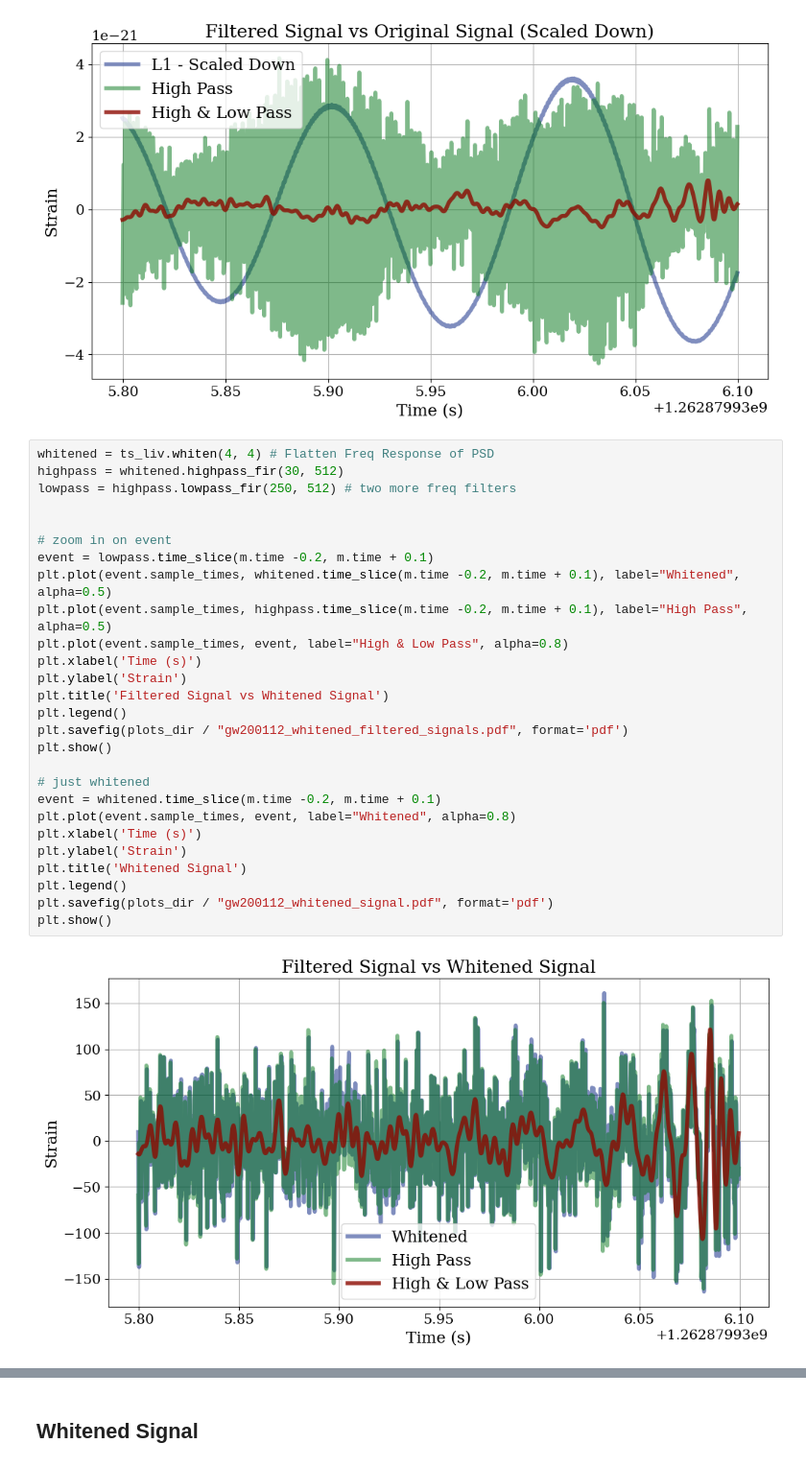
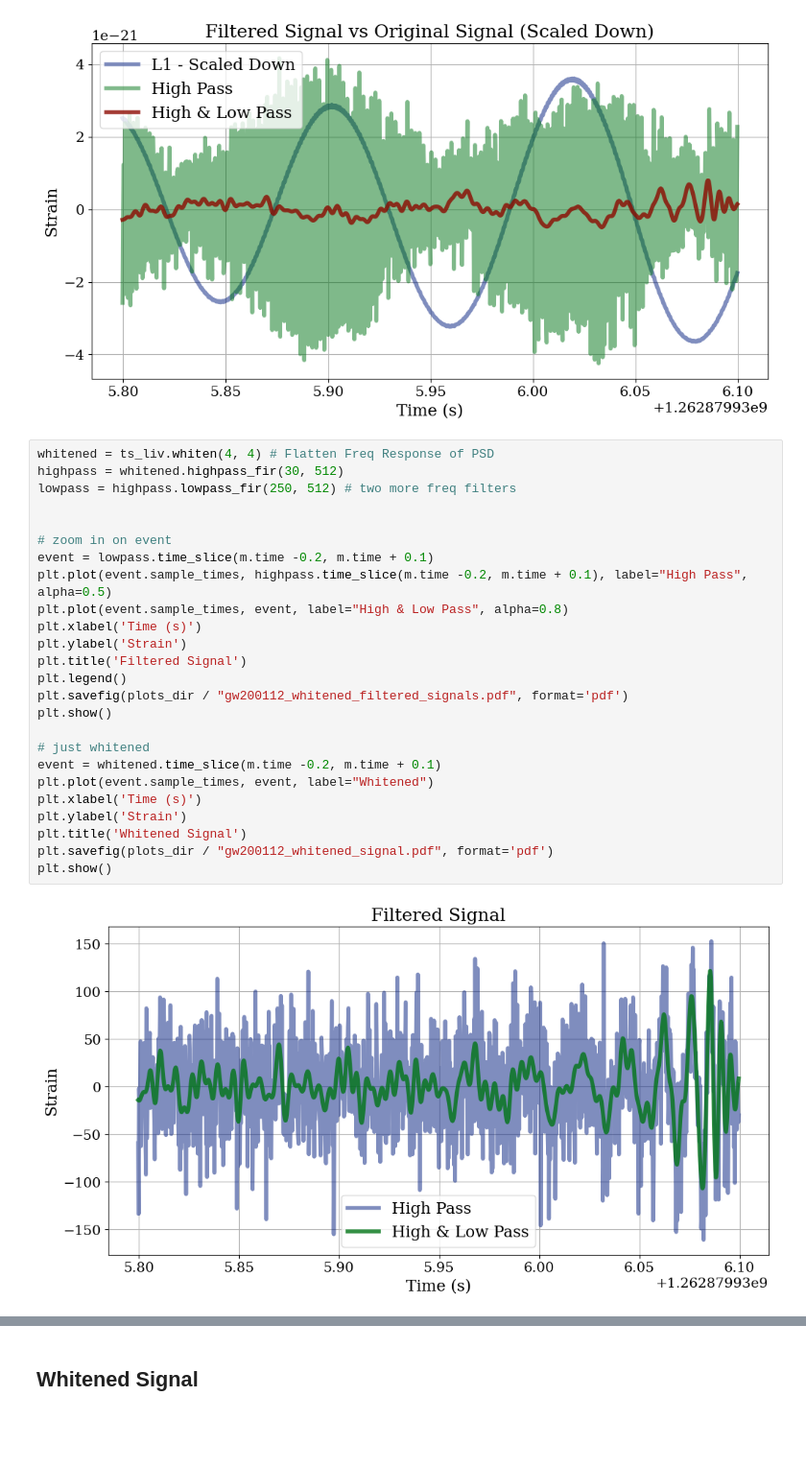
Before and after one commit to TeunB6/gravitational-waves, a Jupyter notebook: notebooks/fir_filter.ipynb, the cells around one changed output, grey strips where cells are left out. Shown at 96% size. Drawn from its saved outputs; the diff is of its cells as text; blank space fills up the shorter version.

```diff
--- a/notebooks/fir_filter.ipynb
+++ b/notebooks/fir_filter.ipynb
@@ -72,29 +91,27 @@ plt.show()
 # %%
 whitened = ts_liv.whiten(4, 4) # Flatten Freq Response of PSD
 highpass = whitened.highpass_fir(30, 512)
 lowpass = highpass.lowpass_fir(250, 512) # two more freq filters
 
 
 # zoom in on event
 event = lowpass.time_slice(m.time -0.2, m.time + 0.1)
-plt.plot(event.sample_times, whitened.time_slice(m.time -0.2, m.time + 0.1), label="Whitened", alpha=0.5)
 plt.plot(event.sample_times, highpass.time_slice(m.time -0.2, m.time + 0.1), label="High Pass", alpha=0.5)
 plt.plot(event.sample_times, event, label="High & Low Pass", alpha=0.8)
 plt.xlabel('Time (s)')
 plt.ylabel('Strain')
-plt.title('Filtered Signal vs Whitened Signal')
+plt.title('Filtered Signal')
 plt.legend()
 plt.savefig(plots_dir / "gw200112_whitened_filtered_signals.pdf", format='pdf')
 plt.show()
 
 # just whitened
 event = whitened.time_slice(m.time -0.2, m.time + 0.1)
-plt.plot(event.sample_times, event, label="Whitened", alpha=0.8)
+plt.plot(event.sample_times, event, label="Whitened")
 plt.xlabel('Time (s)')
 plt.ylabel('Strain')
 plt.title('Whitened Signal')
-plt.legend()
 plt.savefig(plots_dir / "gw200112_whitened_signal.pdf", format='pdf')
 plt.show()
 # %% [output]
-[figure, old version]
+[figure, new version]
```
Also changed, not shown: parts of 8 cells of this notebook, 10 other files.
